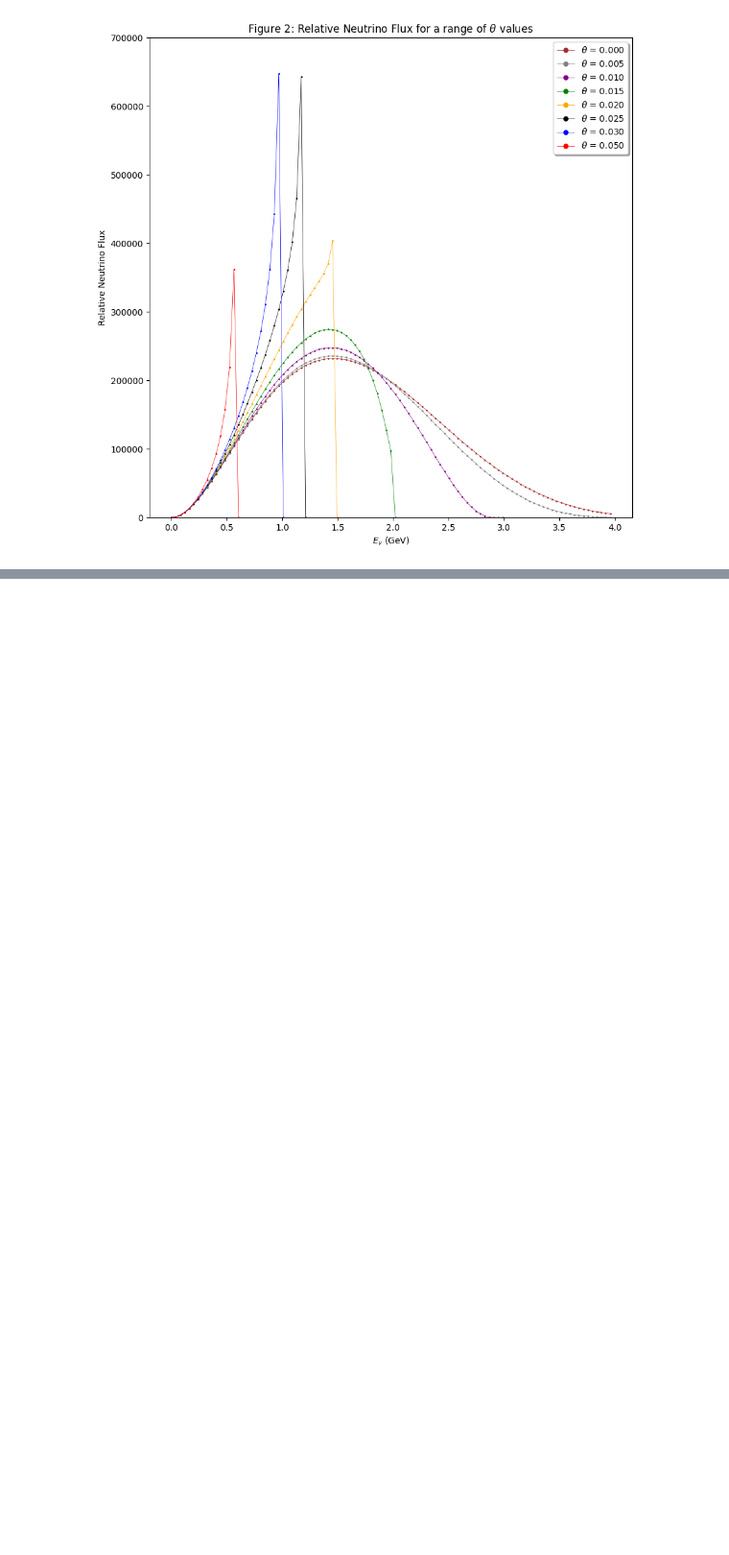
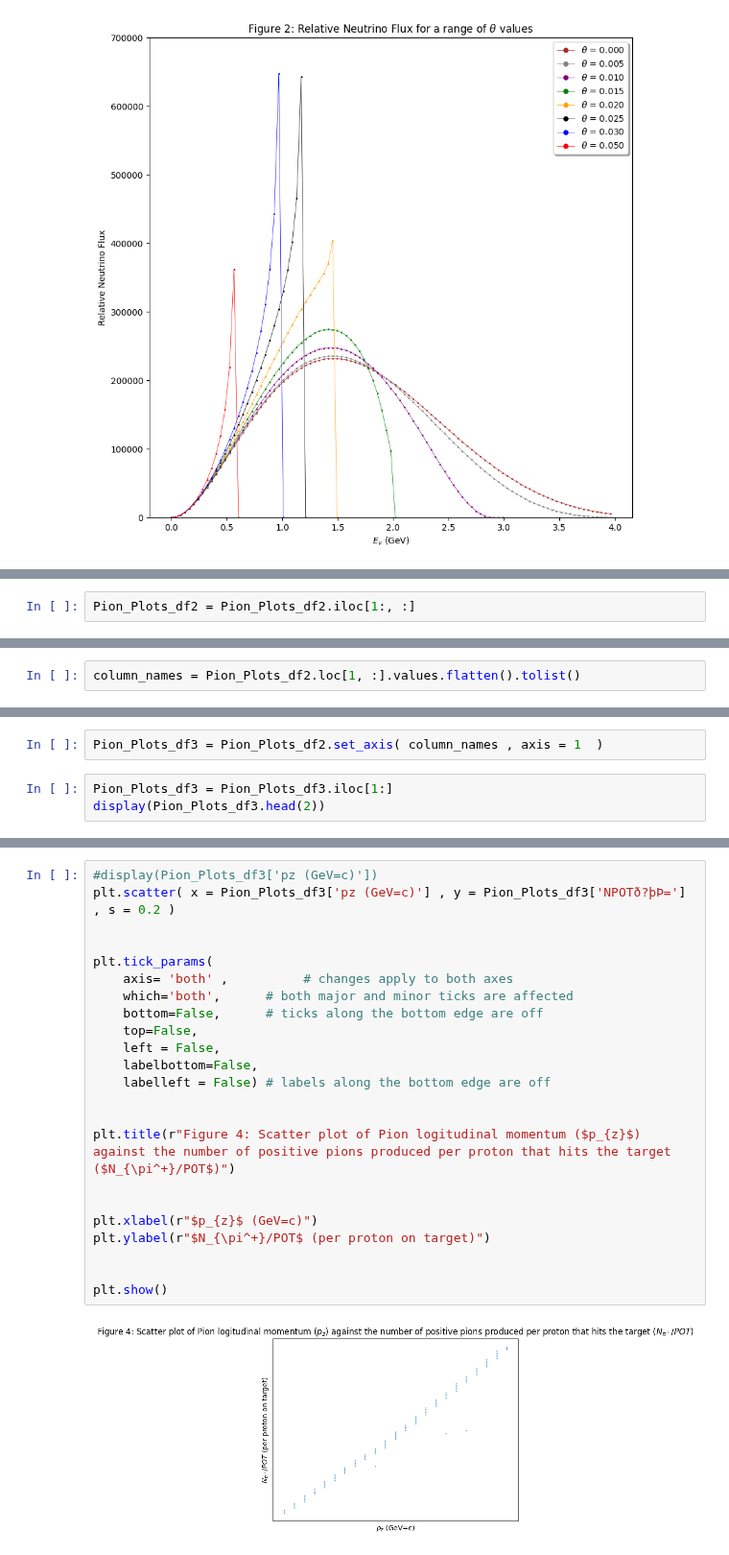
Before and after one commit to MrD0balina/Fourth-Year-Project---Neutrino-Oscillations, a Jupyter notebook: Week_3_Adding_Weighting_to_Pions_based_upon_their_energy.ipynb, the cells around one changed output, grey strips where cells are left out. Shown at 96% size. Cells and saved outputs as stored; diff of their text form; blank space fills up the shorter version.

```diff
--- a/Week_3_Adding_Weighting_to_Pions_based_upon_their_energy.ipynb
+++ b/Week_3_Adding_Weighting_to_Pions_based_upon_their_energy.ipynb
@@ -323,0 +367,2 @@ array([117.56963341, 112.84828085, 115.64919236, ..., 111.57578106,
+# %%
+Pion_Plots_df2 = Pion_Plots_df2.iloc[1:, :]
@@ -323,0 +389,2 @@ array([117.56963341, 112.84828085, 115.64919236, ..., 111.57578106,
+# %%
+column_names = Pion_Plots_df2.loc[1, :].values.flatten().tolist()
@@ -323,0 +405,5 @@ array([117.56963341, 112.84828085, 115.64919236, ..., 111.57578106,
+# %%
+Pion_Plots_df3 = Pion_Plots_df2.set_axis( column_names , axis = 1  )
+# %%
+Pion_Plots_df3 = Pion_Plots_df3.iloc[1:]
+display(Pion_Plots_df3.head(2))
@@ -323,0 +414,25 @@ array([117.56963341, 112.84828085, 115.64919236, ..., 111.57578106,
+# %%
+#display(Pion_Plots_df3['pz (GeV=c)'])
+plt.scatter( x = Pion_Plots_df3['pz (GeV=c)'] , y = Pion_Plots_df3['NPOTð?þÞ='] , s = 0.2 )
+
+
+plt.tick_params(
+    axis= 'both' ,          # changes apply to both axes
+    which='both',      # both major and minor ticks are affected
+    bottom=False,      # ticks along the bottom edge are off
+    top=False,
+    left = False,
+    labelbottom=False,
+    labelleft = False) # labels along the bottom edge are off
+
+
+plt.title(r"Figure 4: Scatter plot of Pion logitudinal momentum ($p_{z}$) against the number of positive pions produced per proton that hits the target ($N_{\pi^+}/POT$)")
+
+
+plt.xlabel(r"$p_{z}$ (GeV=c)")
+plt.ylabel(r"$N_{\pi^+}/POT$ (per proton on target)")
+
+
+plt.show()
+# %% [output]
+[figure, added]
```
Also changed, not shown: parts of 16 cells of this notebook.
